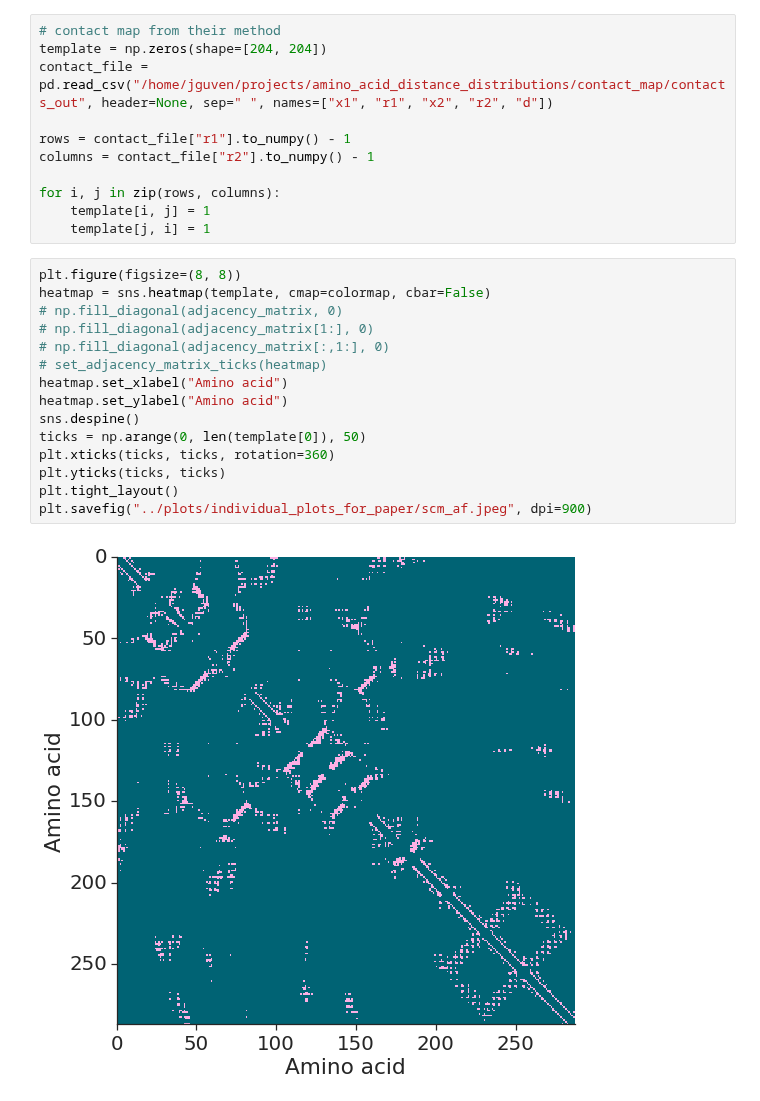
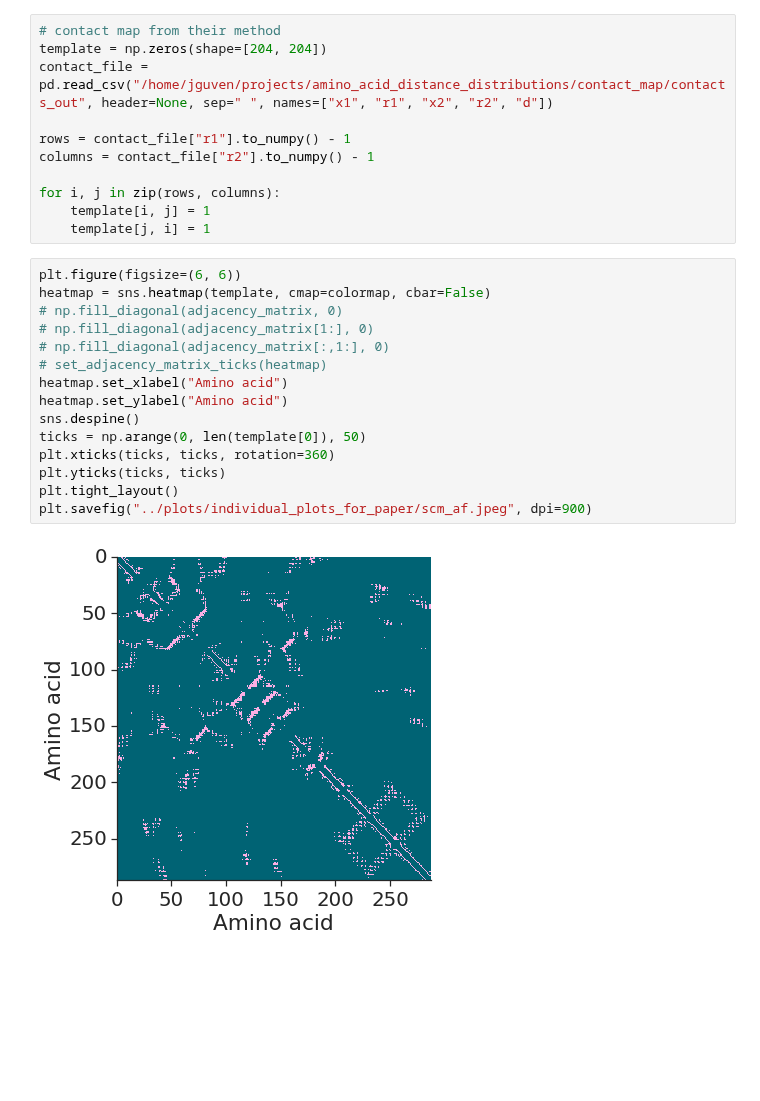
Before and after one commit to meyresearch/amino_acid_distance_distributions, a Jupyter notebook: scripts/shadow.ipynb, the cells around one changed output. Cells and saved outputs as stored; diff of their text form; blank space fills up the shorter version.

Commit message:
fix aspect ratio on bar plot

```diff
--- a/scripts/shadow.ipynb
+++ b/scripts/shadow.ipynb
@@ -163,19 +163,19 @@ for i, j in zip(rows, columns):
     template[i, j] = 1
     template[j, i] = 1
 # %%
-plt.figure(figsize=(8, 8))
+plt.figure(figsize=(6, 6))
 heatmap = sns.heatmap(template, cmap=colormap, cbar=False)
 # np.fill_diagonal(adjacency_matrix, 0)
 # np.fill_diagonal(adjacency_matrix[1:], 0)
 # np.fill_diagonal(adjacency_matrix[:,1:], 0)
 # set_adjacency_matrix_ticks(heatmap)
 heatmap.set_xlabel("Amino acid")
 heatmap.set_ylabel("Amino acid")
 sns.despine()
 ticks = np.arange(0, len(template[0]), 50)
 plt.xticks(ticks, ticks, rotation=360)
 plt.yticks(ticks, ticks)
 plt.tight_layout()
 plt.savefig("../plots/individual_plots_for_paper/scm_af.jpeg", dpi=900)
 # %% [output]
-[figure, old version]
+[figure, new version]
```
Also changed, not shown: parts of 1 cell of this notebook, 3 other files.
